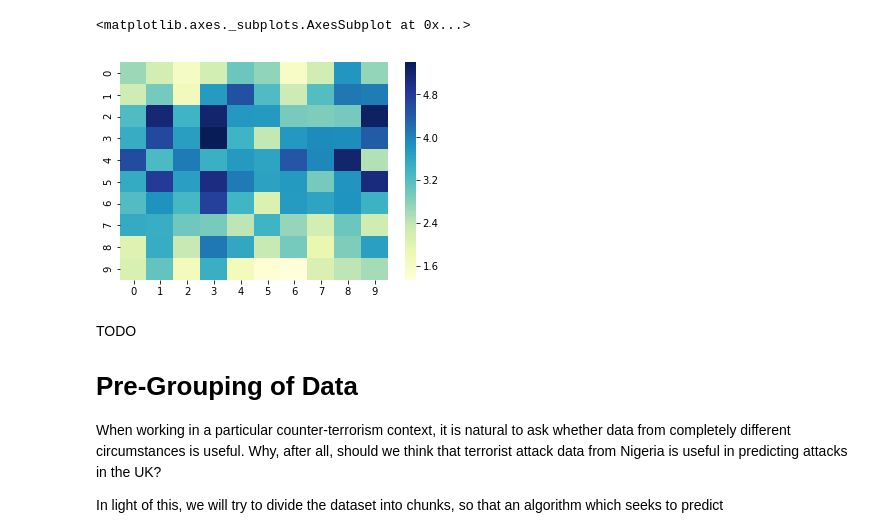
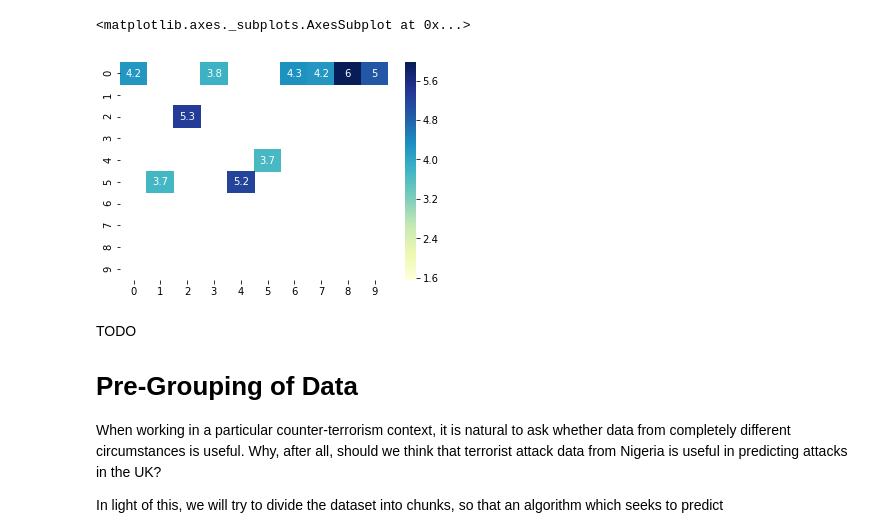
Before and after one commit to jacobakh/ML4CT, a Jupyter notebook: affinity_viz.ipynb, the cells around one changed output. Cells and saved outputs as stored; diff of their text form; code cells hidden in the pictures.

```diff
--- a/affinity_viz.ipynb
+++ b/affinity_viz.ipynb
@@ -41,10 +8,15 @@ flights.pivot("month", "year", "passengers")
 from scipy.spatial.distance import cdist
 # %%
 # sns.heatmap(cdist(np.random.randn(10, 5), np.random.randn(10, 5)), cmap=sns.cubehelix_palette(as_cmap=True))
-sns.heatmap(cdist(np.random.randn(10, 5), np.random.randn(10, 5)), cmap="YlGnBu")
+# sns.heatmap(cdist(np.random.randn(10, 5), np.random.randn(10, 5)), cmap="YlGnBu")
+distances = cdist(np.random.randn(10, 5), np.random.randn(10, 5))
+dist_df = pd.DataFrame(distances)
+cutoff = dist_df.quantile(q=0.9)
+mask_arr = dist_df < cutoff
+sns.heatmap(distances, mask = mask_arr, cmap="YlGnBu", annot=True)
 # %% [output]
 <matplotlib.axes._subplots.AxesSubplot at 0x...>
-[figure, old version]
+[figure, new version]
 # %% [markdown]
 TODO
 # Pre-Grouping of Data
```
Also changed, not shown: parts of 16 cells of this notebook, 1 other file.
